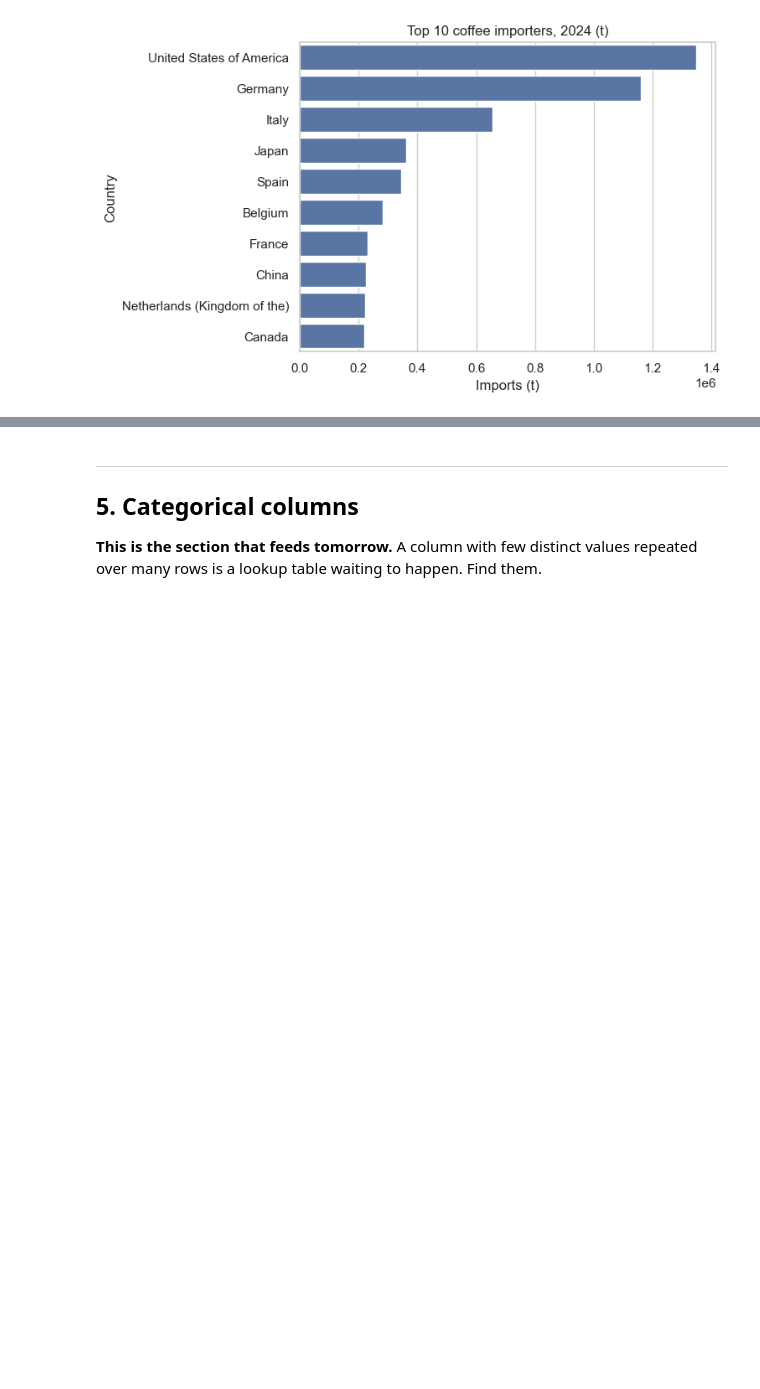
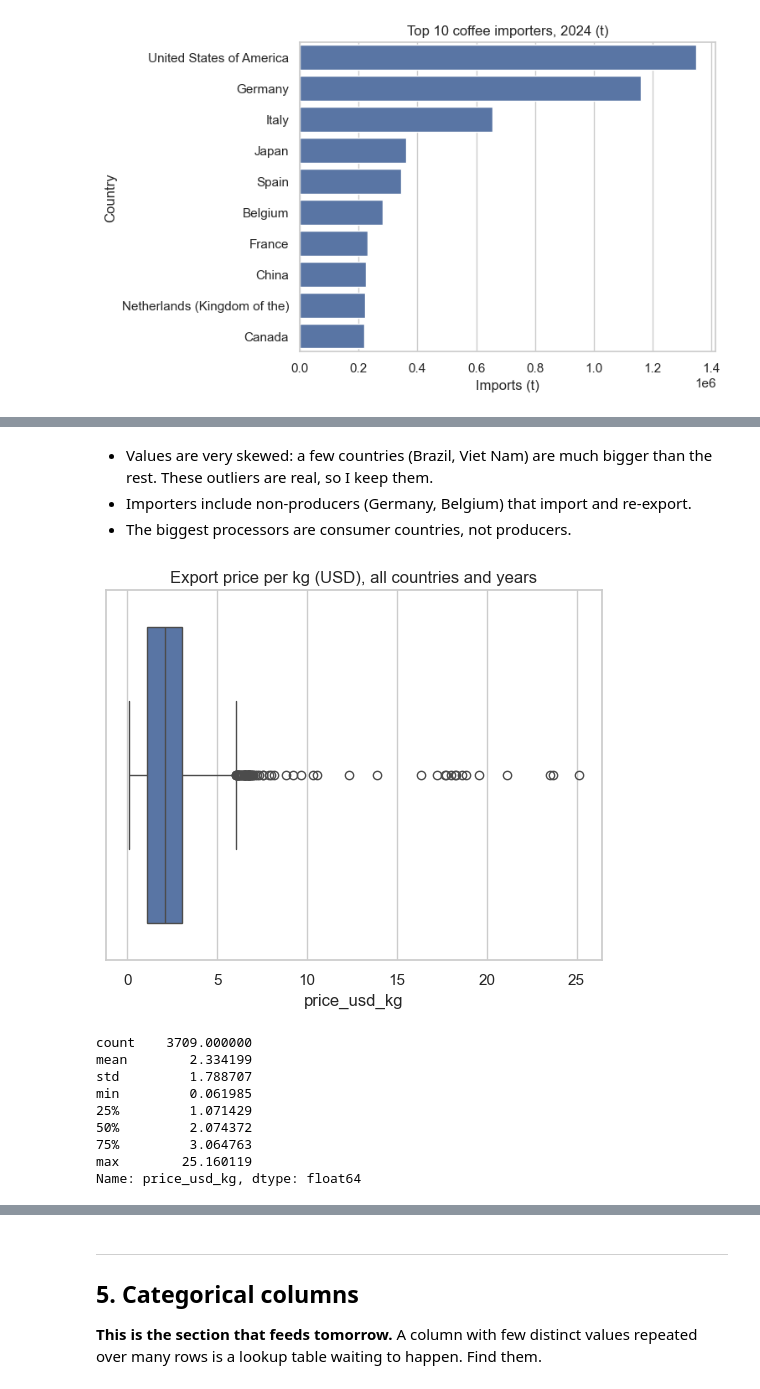
Before and after one commit to benjiro000/project-1-eda, a Jupyter notebook: notebooks/01_eda.ipynb, the cells around one changed output, grey strips where cells are left out. Saved outputs shown, nothing was run; the diff lists cells and outputs as text; code cells hidden in the pictures; blank space fills up the shorter version.

```diff
--- a/notebooks/01_eda.ipynb
+++ b/notebooks/01_eda.ipynb
@@ -349,0 +262,26 @@ plt.show()
+# %% [markdown]
+- Values are very skewed: a few countries (Brazil, Viet Nam) are much bigger than the rest. These outliers are real, so I keep them.
+- Importers include non-producers (Germany, Belgium) that import and re-export.
+- The biggest processors are consumer countries, not producers.
+# %%
+exp = trade[trade["Element"].isin(["Export quantity", "Export value"])] \
+        .pivot_table(index=["Area", "Year"], columns="Element", values="Value")
+exp = exp[exp["Export quantity"] >= 1000]          # only real exporters
+exp["price_usd_kg"] = exp["Export value"] / exp["Export quantity"]
+
+sns.boxplot(x=exp["price_usd_kg"])
+plt.title("Export price per kg (USD), all countries and years")
+plt.show()
+
+exp["price_usd_kg"].describe()
+# %% [output]
+[figure, added]
+count    3709.000000
+mean        2.334199
+std         1.788707
+min         0.061985
+25%         1.071429
+50%         2.074372
+75%         3.064763
+max        25.160119
+Name: price_usd_kg, dtype: float64
```
Also changed, not shown: parts of 22 cells of this notebook.
